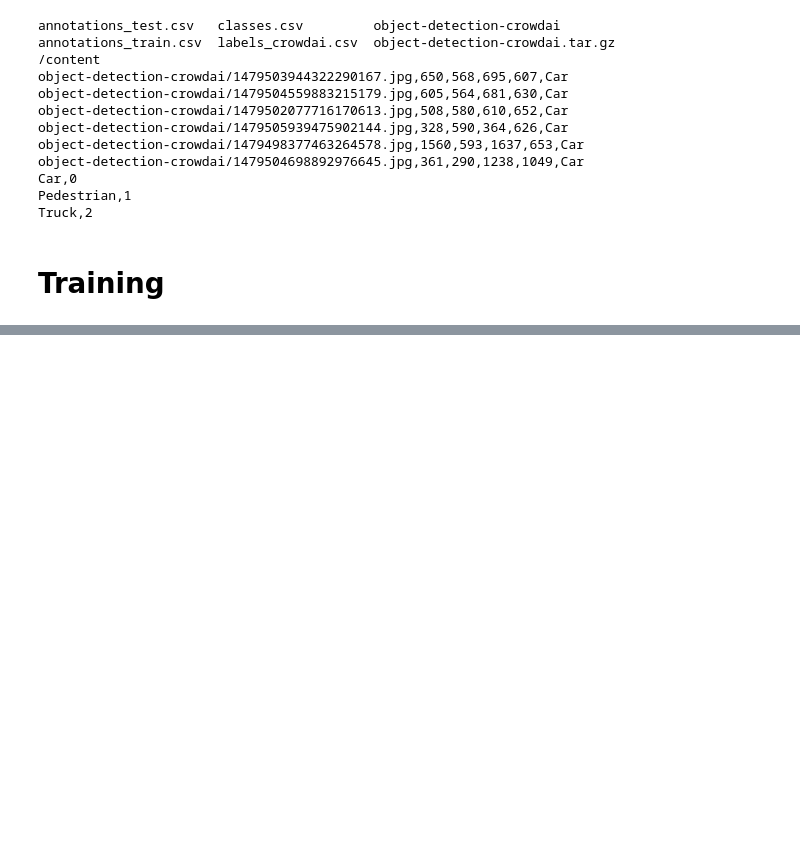
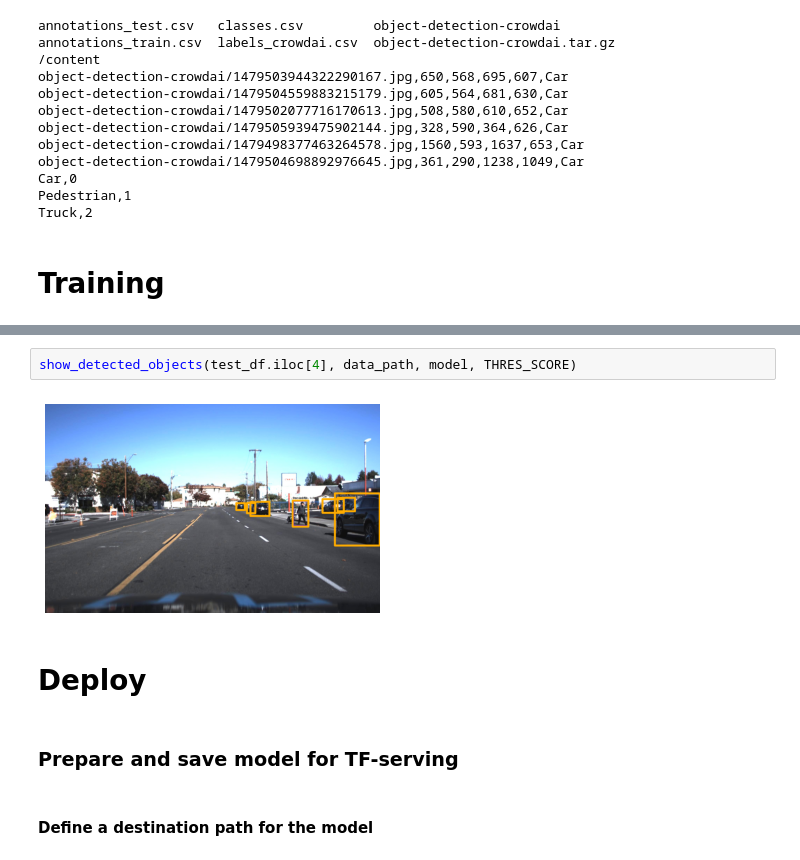
Before and after one commit to jainxy/retinanet_task, a Jupyter notebook: Retinanet_finetune_selfDrivingDataset.ipynb, the cells around one changed output, grey strips where cells are left out. Saved outputs shown, nothing was run; the diff lists cells and outputs as text; blank space fills up the shorter version.

```diff
--- a/Retinanet_finetune_selfDrivingDataset.ipynb
+++ b/Retinanet_finetune_selfDrivingDataset.ipynb
@@ -377,0 +473,10 @@ for filepath in glob.glob(os.path.join("/content/gdrive/My Drive/", "*.jpg")):
+# %%
+show_detected_objects(test_df.iloc[4], data_path, model, THRES_SCORE)
+# %% [output]
+[figure, added]
+# %% [markdown]
+# Deploy
+# %% [markdown]
+### Prepare and save model for TF-serving
+# %% [markdown]
+#### Define a destination path for the model
```
Also changed, not shown: parts of 46 cells of this notebook.
